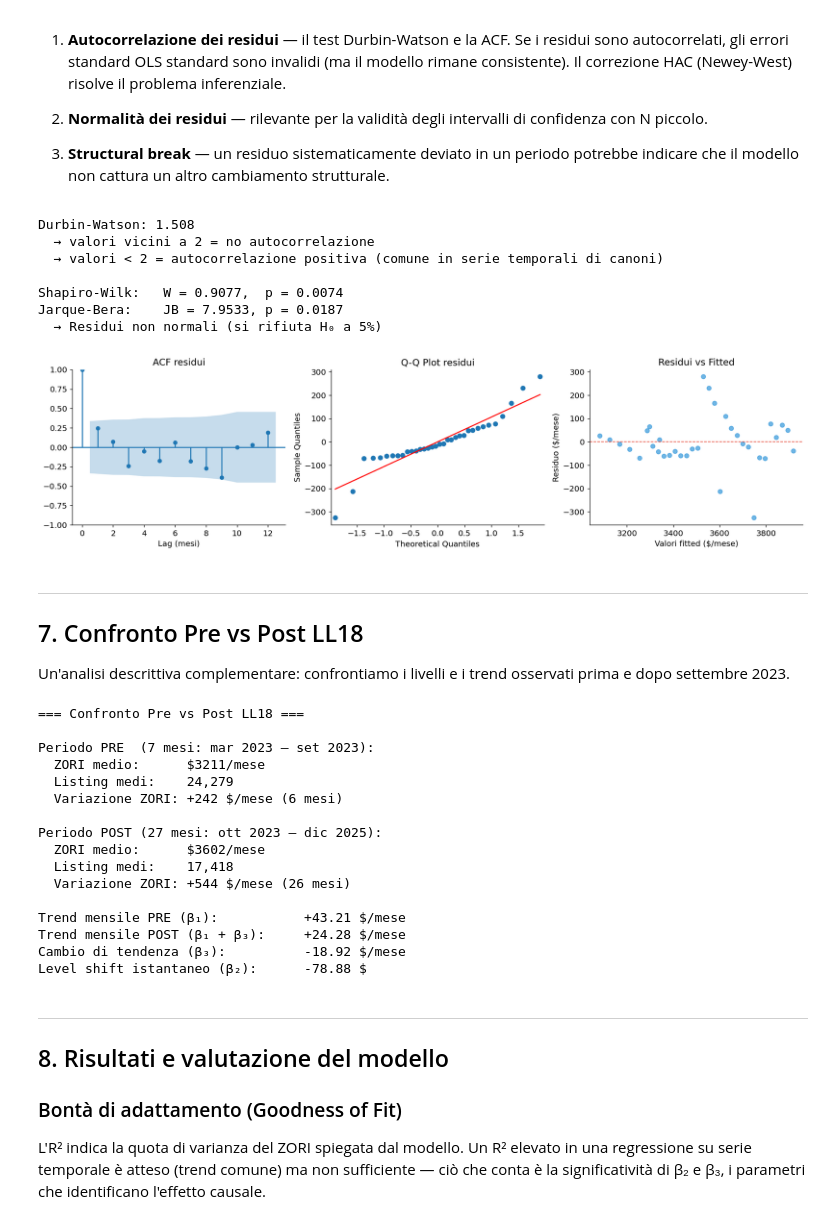
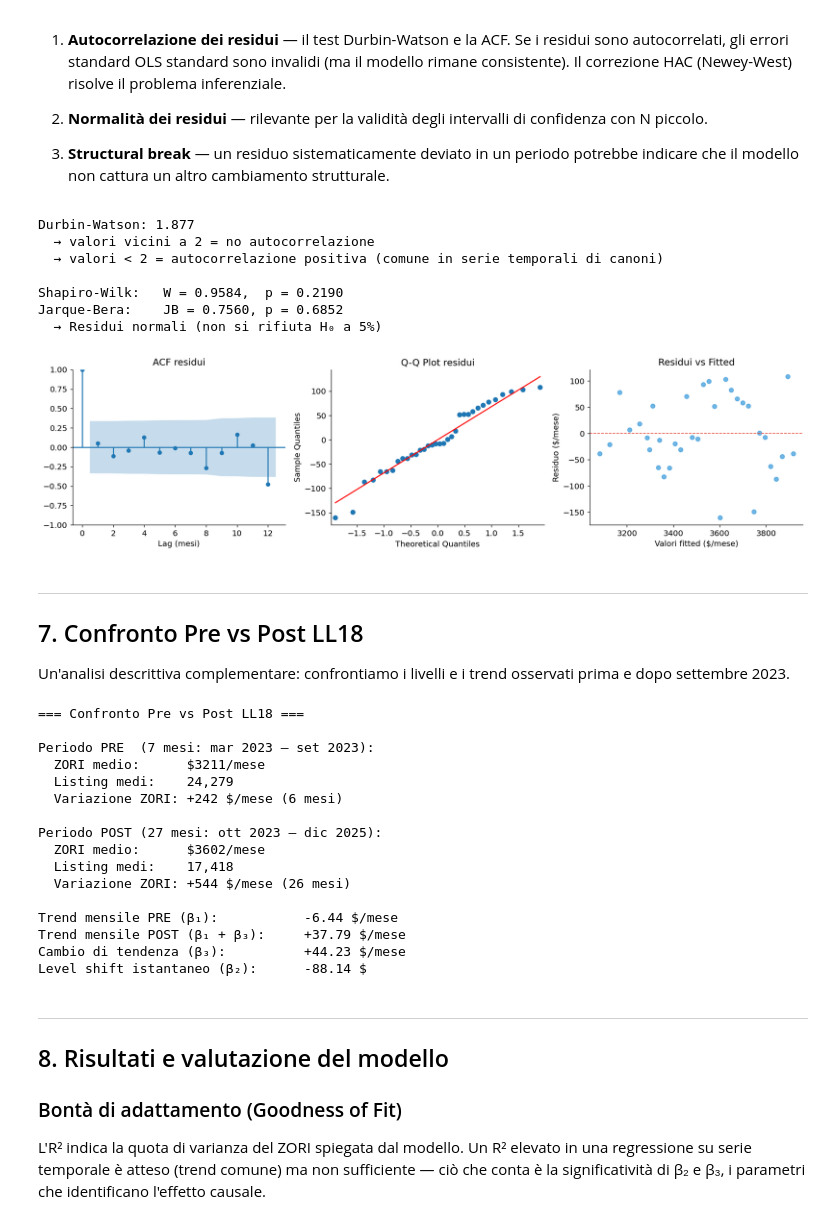
Before and after one commit to Gloreti03/AirBnB-effect-study-with-OLS, a Jupyter notebook: 02_its_new_york.ipynb, the cells around one changed output. Drawn from its saved outputs; the diff is of its cells as text; code cells hidden in the pictures.

```diff
--- a/02_its_new_york.ipynb
+++ b/02_its_new_york.ipynb
@@ -305,0 +266,21 @@ Legenda: *** p<0.01  ** p<0.05  * p<0.10  ns non significativo
+# %%
+# ── Modello BASE ──────────────────────────────────────────────────────────────
+X_base = sm.add_constant(panel[['t', 'post', 't_post']])
+y = panel['rent']
+
+model_ols = sm.OLS(y, X_base).fit()
+model_hac = sm.OLS(y, X_base).fit(cov_type='HAC', cov_kwds={'maxlags': 4})
+
+# ── Modello ESTESO: + tasso interesse + dummy mensili ─────────────────────────
+month_cols = [c for c in panel.columns if c.startswith('m_')]
+ext_cols   = ['t', 'post', 't_post', 'interest_rate'] + month_cols
+X_ext = sm.add_constant(panel[ext_cols])
+
+model_ext     = sm.OLS(y, X_ext).fit()
+model_ext_hac = sm.OLS(y, X_ext).fit(cov_type='HAC', cov_kwds={'maxlags': 4})
+
+print('=== Modello BASE ===')
+print(model_ols.summary())
+print()
+print('=== Modello ESTESO (+ tassi Fed + stagionalità mensile) ===')
+print(model_ext.summary())
@@ -327,20 +450,23 @@ Modifica della velocità di crescita mensile *dopo* LL18, rispetto al trend pre-
 ### Controfattuale
 Il modello permette di costruire uno scenario *controfattuale*: cosa sarebbe successo ai canoni se LL18 non fosse mai entrata in vigore? Si otitene impostando `post = 0` e `t_post = 0` per tutti i mesi e ricalcolando le predizioni del modello.
 # %%
-# ── Fitted values e Controfattuale ────────────────────────────────────────────
+# ── Fitted values e Controfattuale (modello ESTESO) ──────────────────────────
 
-# Predizioni del modello (fitted)
-panel['fitted'] = model_ols.fittedvalues
+month_cols = [c for c in panel.columns if c.startswith('m_')]
+ext_cols   = ['t', 'post', 't_post', 'interest_rate'] + month_cols
 
-# Controfattuale: come sarebbero andati i canoni senza LL18
-# (post = 0, t_post = 0 per tutti i mesi)
+# Predizioni del modello esteso
+panel['fitted'] = model_ext.fittedvalues
+
+# Controfattuale: scenario senza LL18 (post=0, t_post=0)
+# manteniamo tassi e stagionalità invariati (condizioni macro reali)
 panel_cf = panel.copy()
-panel_cf['post'] = 0
+panel_cf['post']   = 0
 panel_cf['t_post'] = 0
-X_cf = sm.add_constant(panel_cf[['t', 'post', 't_post']])
-panel['counterfactual'] = model_ols.predict(X_cf)
+X_cf = sm.add_constant(panel_cf[ext_cols])
+panel['counterfactual'] = model_ext.predict(X_cf)
 
-print('Fitted values e controfattuale calcolati.')
+print('Fitted values e controfattuale calcolati (modello ESTESO).')
 print()
 print(panel[['date', 'rent', 'fitted', 'counterfactual']].tail(15).to_string(index=False))
 # %% [output]
@@ -456,7 +582,7 @@ from statsmodels.stats.stattools import durbin_watson
 from statsmodels.graphics.tsaplots import plot_acf
 from scipy.stats import shapiro, jarque_bera
 
-resid = model_ols.resid
+resid = model_ext.resid
 
 # ── Test Durbin-Watson (autocorrelazione di 1° ordine) ───────────────────────
 dw = durbin_watson(resid)
@@ -478,38 +604,38 @@ print()
 
 # ── Grafico diagnostica ──────────────────────────────────────────────────────
 fig, axes = plt.subplots(1, 3, figsize=(15, 4))
 
 # ACF residui
 plot_acf(resid, lags=12, alpha=0.05, ax=axes[0], title='ACF residui')
 axes[0].set_xlabel('Lag (mesi)')
 
 # QQ plot
 sm.qqplot(resid, line='s', ax=axes[1])
 axes[1].set_title('Q-Q Plot residui')
 axes[1].spines['top'].set_visible(False)
 axes[1].spines['right'].set_visible(False)
 
 # Residui vs fitted
 axes[2].scatter(model_ols.fittedvalues, resid, alpha=0.7, color='#3498db', s=35)
 axes[2].axhline(0, color='#e74c3c', linestyle='--', linewidth=1)
 axes[2].set_xlabel('Valori fitted ($/mese)')
 axes[2].set_ylabel('Residuo ($/mese)')
 axes[2].set_title('Residui vs Fitted')
 axes[2].spines['top'].set_visible(False)
 axes[2].spines['right'].set_visible(False)
 
 plt.tight_layout()
 plt.savefig('plots/its_03_diagnostics.png', bbox_inches='tight')
 plt.show()
 # %% [output]
-Durbin-Watson: 1.508
+Durbin-Watson: 1.877
   → valori vicini a 2 = no autocorrelazione
   → valori < 2 = autocorrelazione positiva (comune in serie temporali di canoni)
 
-Shapiro-Wilk:   W = 0.9077,  p = 0.0074
-Jarque-Bera:    JB = 7.9533, p = 0.0187
-  → Residui non normali (si rifiuta H₀ a 5%)
+Shapiro-Wilk:   W = 0.9584,  p = 0.2190
+Jarque-Bera:    JB = 0.7560, p = 0.6852
+  → Residui normali (non si rifiuta H₀ a 5%)
-[figure, old version]
+[figure, new version]
 # %% [markdown]
 ---
 
@@ -532,10 +658,10 @@ print(f'  ZORI medio:      ${post_panel["rent"].mean():.0f}/mese')
 print(f'  Listing medi:    {post_panel["n_listings"].mean():,.0f}')
 print(f'  Variazione ZORI: {post_panel["rent"].iloc[-1] - post_panel["rent"].iloc[0]:+.0f} $/mese ({len(post_panel)-1} mesi)')
 
-print(f'\nTrend mensile PRE (β₁):           {model_ols.params["t"]:+.2f} $/mese')
-print(f'Trend mensile POST (β₁ + β₃):     {model_ols.params["t"] + model_ols.params["t_post"]:+.2f} $/mese')
-print(f'Cambio di tendenza (β₃):          {model_ols.params["t_post"]:+.2f} $/mese')
-print(f'Level shift istantaneo (β₂):      {model_ols.params["post"]:+.2f} $')
+print(f'\nTrend mensile PRE (β₁):           {model_ext.params["t"]:+.2f} $/mese')
+print(f'Trend mensile POST (β₁ + β₃):     {model_ext.params["t"] + model_ext.params["t_post"]:+.2f} $/mese')
+print(f'Cambio di tendenza (β₃):          {model_ext.params["t_post"]:+.2f} $/mese')
+print(f'Level shift istantaneo (β₂):      {model_ext.params["post"]:+.2f} $')
 # %% [output]
 === Confronto Pre vs Post LL18 ===
 
@@ -549,10 +675,10 @@ Periodo POST (27 mesi: ott 2023 – dic 2025):
   Listing medi:    17,418
   Variazione ZORI: +544 $/mese (26 mesi)
 
-Trend mensile PRE (β₁):           +43.21 $/mese
-Trend mensile POST (β₁ + β₃):     +24.28 $/mese
-Cambio di tendenza (β₃):          -18.92 $/mese
-Level shift istantaneo (β₂):      -78.88 $
+Trend mensile PRE (β₁):           -6.44 $/mese
+Trend mensile POST (β₁ + β₃):     +37.79 $/mese
+Cambio di tendenza (β₃):          +44.23 $/mese
+Level shift istantaneo (β₂):      -88.14 $
 # %% [markdown]
 ---
 
```
Also changed, not shown: parts of 19 cells of this notebook, 4 other files.
